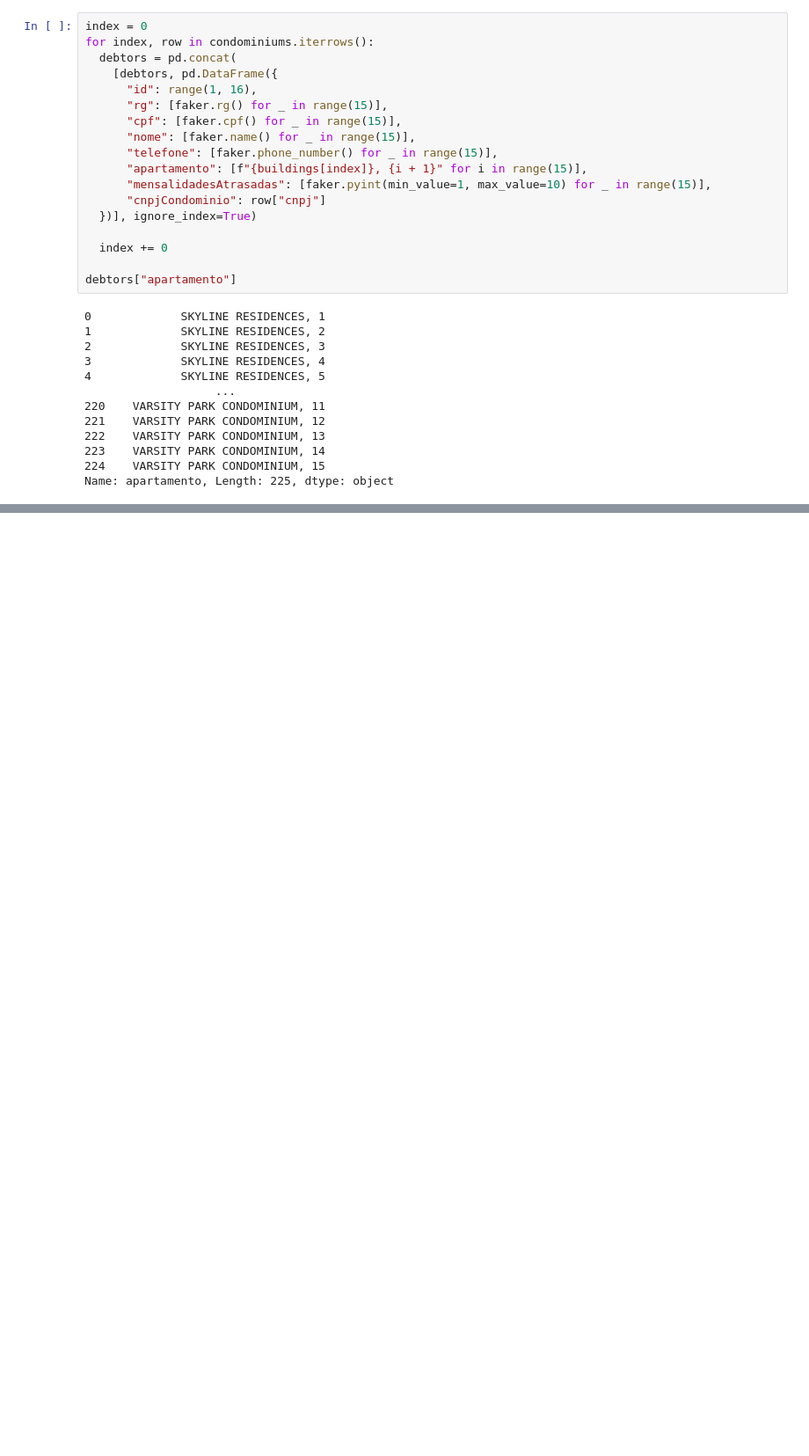
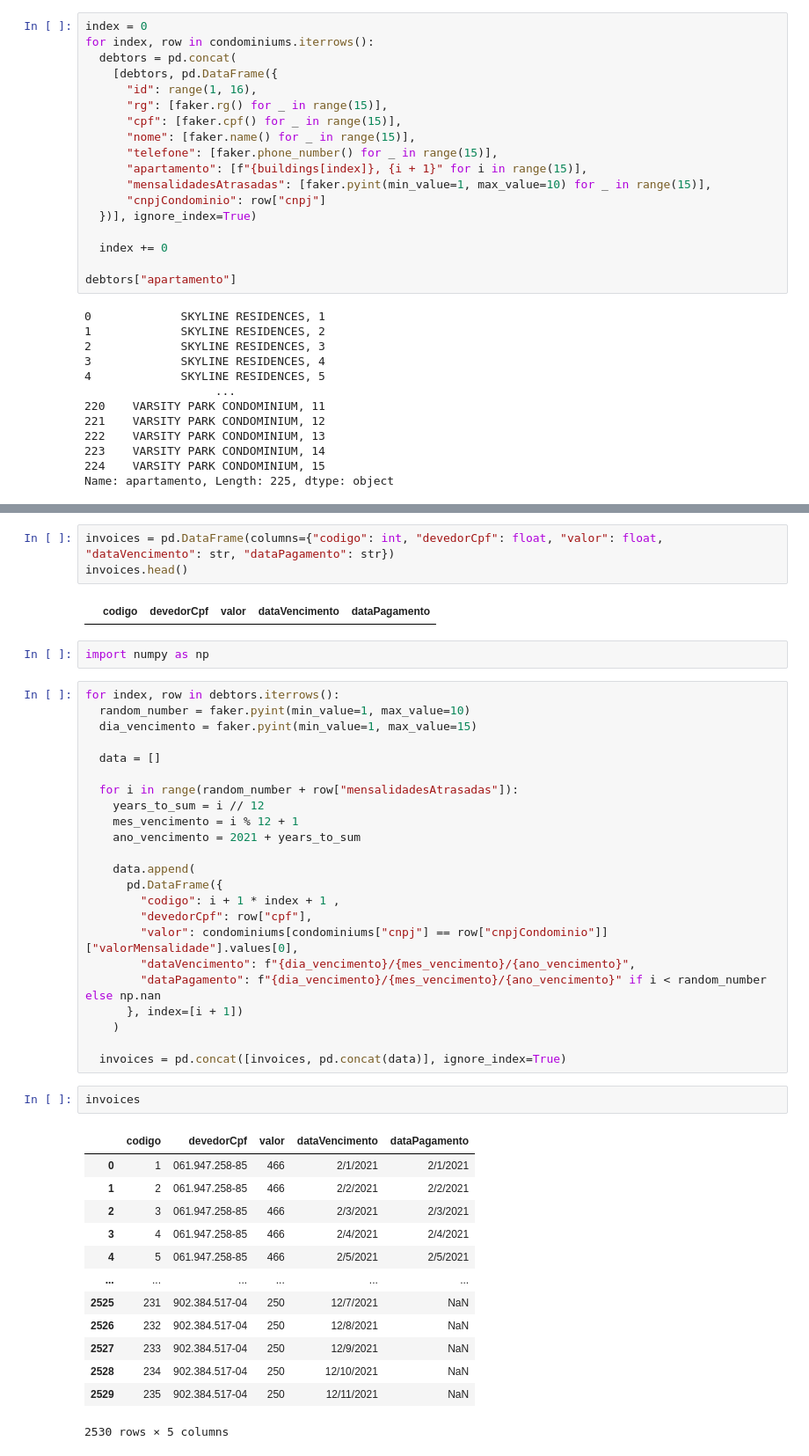
Before and after one commit to JDaniloC/reco-bi, a Jupyter notebook: data/db_parser.ipynb, the cells around one changed output, grey strips where cells are left out. Shown: that part at 88% size. Cells and saved outputs as stored; diff of their text form; blank space fills up the shorter version.

Commit message:
feat: added invoices to db_parser

```diff
--- a/data/db_parser.ipynb
+++ b/data/db_parser.ipynb
@@ -127 +127,47 @@ debtors
 225 rows × 8 columns
+# %%
+invoices = pd.DataFrame(columns={"codigo": int, "devedorCpf": float, "valor": float, "dataVencimento": str, "dataPagamento": str})
+invoices.head()
+# %% [output]
+|  | codigo | devedorCpf | valor | dataVencimento | dataPagamento |
+# %%
+import numpy as np
+# %%
+for index, row in debtors.iterrows():
+  random_number = faker.pyint(min_value=1, max_value=10)
+  dia_vencimento = faker.pyint(min_value=1, max_value=15)
+
+  data = []
+
+  for i in range(random_number + row["mensalidadesAtrasadas"]):
+    years_to_sum = i // 12
+    mes_vencimento = i % 12 + 1
+    ano_vencimento = 2021 + years_to_sum
+
+    data.append(
+      pd.DataFrame({
+        "codigo": i + 1 * index + 1 ,
+        "devedorCpf": row["cpf"],
+        "valor": condominiums[condominiums["cnpj"] == row["cnpjCondominio"]]["valorMensalidade"].values[0],
+        "dataVencimento": f"{dia_vencimento}/{mes_vencimento}/{ano_vencimento}",
+        "dataPagamento": f"{dia_vencimento}/{mes_vencimento}/{ano_vencimento}" if i < random_number else np.nan
+      }, index=[i + 1])
+    )
+
+  invoices = pd.concat([invoices, pd.concat(data)], ignore_index=True)
+# %%
+invoices
+# %% [output]
+|  | codigo | devedorCpf | valor | dataVencimento | dataPagamento |
+| 0 | 1 | 061.947.258-85 | 466 | 2/1/2021 | 2/1/2021 |
+| 1 | 2 | 061.947.258-85 | 466 | 2/2/2021 | 2/2/2021 |
+| 2 | 3 | 061.947.258-85 | 466 | 2/3/2021 | 2/3/2021 |
+| 3 | 4 | 061.947.258-85 | 466 | 2/4/2021 | 2/4/2021 |
+| 4 | 5 | 061.947.258-85 | 466 | 2/5/2021 | 2/5/2021 |
+| ... | ... | ... | ... | ... | ... |
+| 2525 | 231 | 902.384.517-04 | 250 | 12/7/2021 | NaN |
+| 2526 | 232 | 902.384.517-04 | 250 | 12/8/2021 | NaN |
+| 2527 | 233 | 902.384.517-04 | 250 | 12/9/2021 | NaN |
+| 2528 | 234 | 902.384.517-04 | 250 | 12/10/2021 | NaN |
+| 2529 | 235 | 902.384.517-04 | 250 | 12/11/2021 | NaN |
+2530 rows × 5 columns
```
Also changed, not shown: parts of 5 cells of this notebook.
